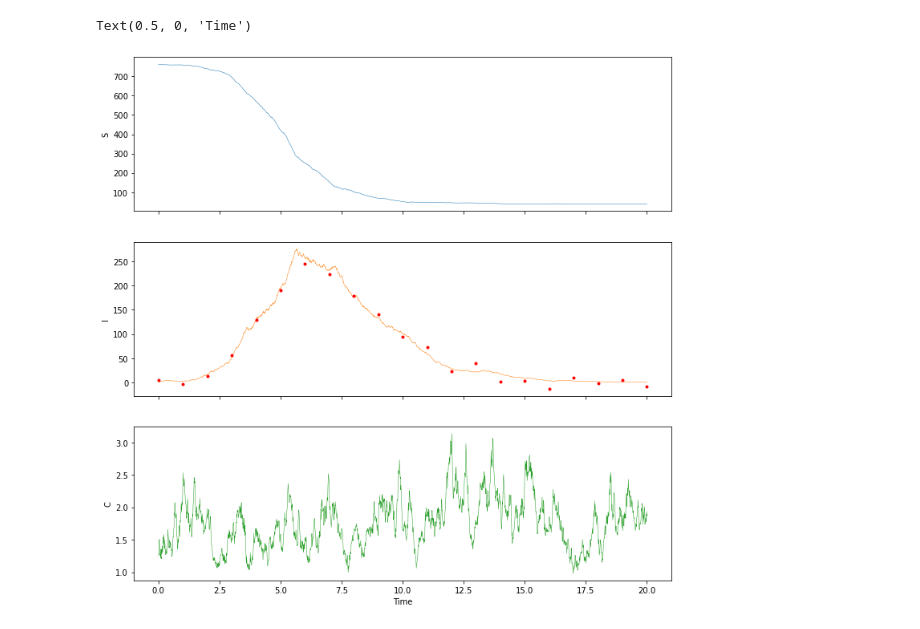
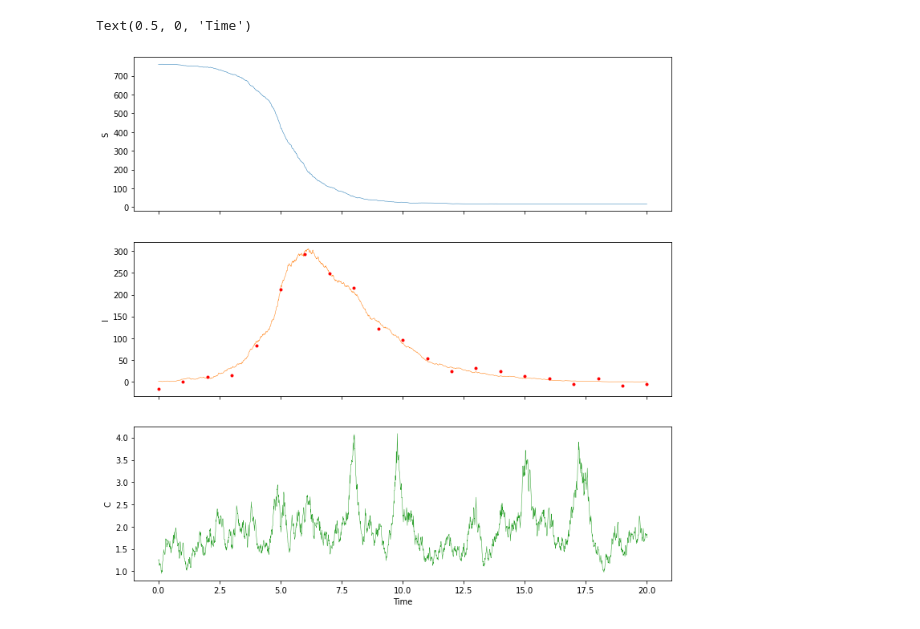
Before and after one commit to matt-graham/simsde, a Jupyter notebook: notebooks/Elliptic-SIR-transformed-parametrization.ipynb, the cells around one changed output. Drawn from its saved outputs; the diff is of its cells as text; code cells hidden in the pictures.

```diff
--- a/notebooks/Elliptic-SIR-transformed-parametrization.ipynb
+++ b/notebooks/Elliptic-SIR-transformed-parametrization.ipynb
@@ -67,15 +67,22 @@ def trace_func(state):
     x_0 = generate_x_0(θ, state.pos[dim_u:dim_u + dim_v_0])
     return {"α": θ[0], "β": θ[1], "σ": θ[2], "λ": θ[3], "x_0_2": x_0[2]}
 
-def get_generate_x_seq_function(step_func, lower_bound=-500):
+def get_generate_x_seq_function(step_func, lower_bound, upper_bound):
 
     @jit
     def generate_x_seq(x_0, θ, n_seq, t_seq):
 
         def compute_next_state(x, n_dt):
             n, dt = n_dt
-            x = jnp.clip(x, lower_bound)
-            x_next = lax.select(x > lower_bound, step_func(x, θ, n, dt), x)
+            if lower_bound is not None or upper_bound is not None:
+                x = jnp.clip(x, lower_bound, upper_bound)
+            x_next = step_func(x, θ, n, dt)
+            if lower_bound is not None and upper_bound is None:
+                x_next = lax.select(x > lower_bound, x_next, x)
+            elif lower_bound is None and upper_bound is not None:
+                x_next = lax.select(x < upper_bound, x_next, x)
+            elif lower_bound is not None and upper_bound is not None:
+                x_next = lax.select((x > lower_bound) & (x < upper_bound), x_next, x)
             return x_next, x_next
 
         _, x_seq = scan(compute_next_state, x_0, (n_seq, t_seq[1:] - t_seq[:-1]))
@@ -136,7 +143,9 @@ step_funcs_and_dim_n = {
 
 generate_x_seq_functions = {
     key: get_generate_x_seq_function(
-        symnum.numpify(dim_x, dim_θ, dim_n, (), numpy_module=jnp)(step_func)
+        symnum.numpify(dim_x, dim_θ, dim_n, (), numpy_module=jnp)(step_func),
+        -500,
+        None
     )
     for key, (step_func, dim_n) in step_funcs_and_dim_n.items()
 }
@@ -147,32 +156,32 @@ t_max = 20.
 dt_observation = 1.
 t_seq_simulation = np.arange(int(t_max / dt_simulation) + 1) * dt_simulation
 obs_time_indices_simulation = slice(None, None, int(dt_observation / dt_simulation))
 
-simulation_method = "euler_maruyama"
+simulation_method = "weak_order_2"
 
 rng_obs = np.random.default_rng(20221111)
 obs_noise_std = 10.
 x_0_obs = np.log(np.array([762., 1., 1.25]))
 θ_obs = np.array([2.04, 0.592, 0.492, 0.505, 763.])
 n_seq_obs = rng_obs.standard_normal(
     (t_seq_simulation.shape[0] - 1, step_funcs_and_dim_n[simulation_method][1])
 )
 x_seq_obs = generate_x_seq_functions[simulation_method](
     x_0_obs,
     θ_obs,
     n_seq_obs,
     t_seq_simulation
 )
 y_obs_mean = obs_func(x_seq_obs[obs_time_indices_simulation])
 y_obs = y_obs_mean + obs_noise_std * rng_obs.standard_normal(y_obs_mean.shape)
 
 fig, axes = plt.subplots(dim_x, 1, sharex=True, figsize=(12, 12))
 labels = 'SIC'
 for i, ax in enumerate(axes):
     ax.plot(t_seq_simulation, np.exp(x_seq_obs[:, i]), color=f'C{i}', lw=0.5)
     ax.set_ylabel(labels[i])
 axes[1].plot(t_seq_simulation[obs_time_indices_simulation], y_obs, 'r.')
 axes[-1].set_xlabel('Time')
 # %% [output]
 Text(0.5, 0, 'Time')
-[figure, old version]
+[figure, new version]
```
Also changed, not shown: parts of 3 cells of this notebook.
